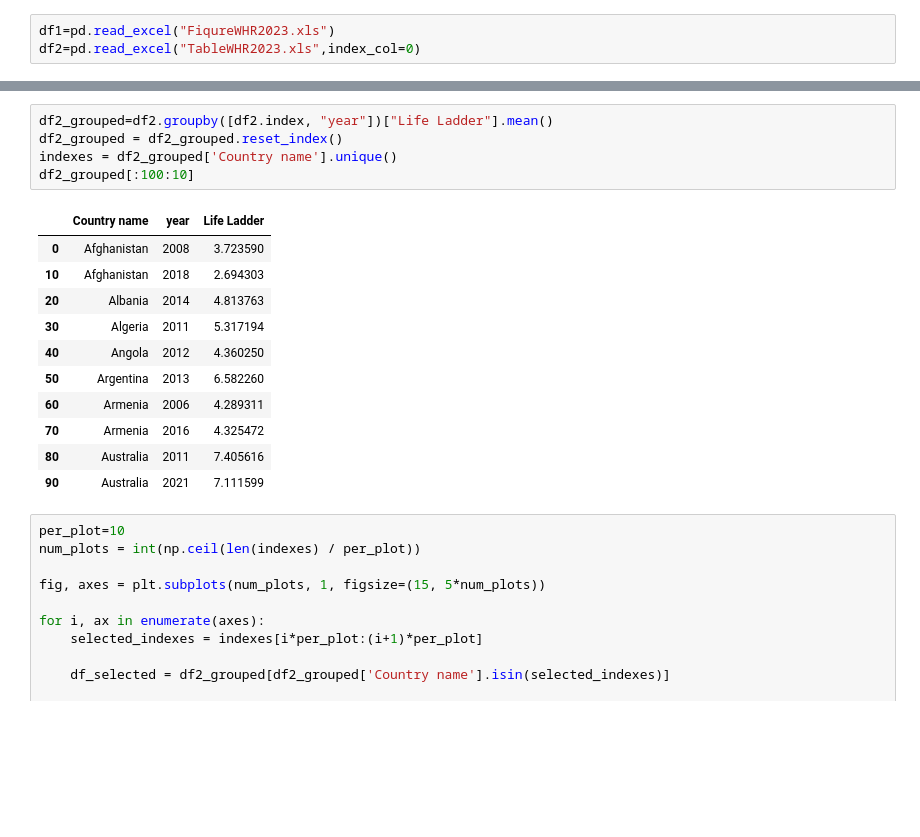
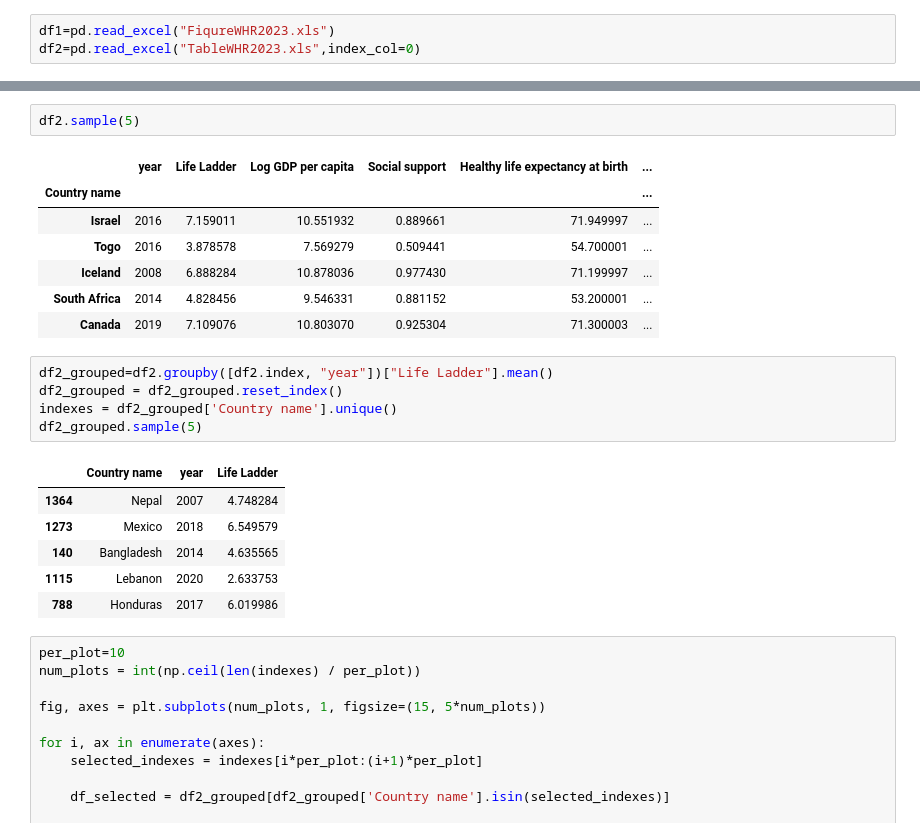
Before and after one commit to sotaireange/WHR, a Jupyter notebook: ProjectExample.ipynb, the cells around one changed output, grey strips where cells are left out. Cells and saved outputs as stored; diff of their text form; blank space fills up the shorter version.

```diff
--- a/ProjectExample.ipynb
+++ b/ProjectExample.ipynb
@@ -9,20 +18,25 @@ df2=pd.read_excel("TableWHR2023.xls",index_col=0)
+# %%
+df2.sample(5)
+# %% [output]
+|  | year | Life Ladder | Log GDP per capita | Social support | Healthy life expectancy at birth | ... |
+| Country name |  |  |  |  |  | ... |
+| Israel | 2016 | 7.159011 | 10.551932 | 0.889661 | 71.949997 | ... |
+| Togo | 2016 | 3.878578 | 7.569279 | 0.509441 | 54.700001 | ... |
+| Iceland | 2008 | 6.888284 | 10.878036 | 0.977430 | 71.199997 | ... |
+| South Africa | 2014 | 4.828456 | 9.546331 | 0.881152 | 53.200001 | ... |
+| Canada | 2019 | 7.109076 | 10.803070 | 0.925304 | 71.300003 | ... |
 # %%
 df2_grouped=df2.groupby([df2.index, "year"])["Life Ladder"].mean()
 df2_grouped = df2_grouped.reset_index()
 indexes = df2_grouped['Country name'].unique()
-df2_grouped[:100:10]
+df2_grouped.sample(5)
 # %% [output]
 |  | Country name | year | Life Ladder |
-| 0 | Afghanistan | 2008 | 3.723590 |
-| 10 | Afghanistan | 2018 | 2.694303 |
-| 20 | Albania | 2014 | 4.813763 |
-| 30 | Algeria | 2011 | 5.317194 |
-| 40 | Angola | 2012 | 4.360250 |
-| 50 | Argentina | 2013 | 6.582260 |
-| 60 | Armenia | 2006 | 4.289311 |
-| 70 | Armenia | 2016 | 4.325472 |
-| 80 | Australia | 2011 | 7.405616 |
-| 90 | Australia | 2021 | 7.111599 |
+| 1364 | Nepal | 2007 | 4.748284 |
+| 1273 | Mexico | 2018 | 6.549579 |
+| 140 | Bangladesh | 2014 | 4.635565 |
+| 1115 | Lebanon | 2020 | 2.633753 |
+| 788 | Honduras | 2017 | 6.019986 |
 # %%
 per_plot=10
 num_plots = int(np.ceil(len(indexes) / per_plot))
```
Also changed, not shown: parts of 2 cells of this notebook.
